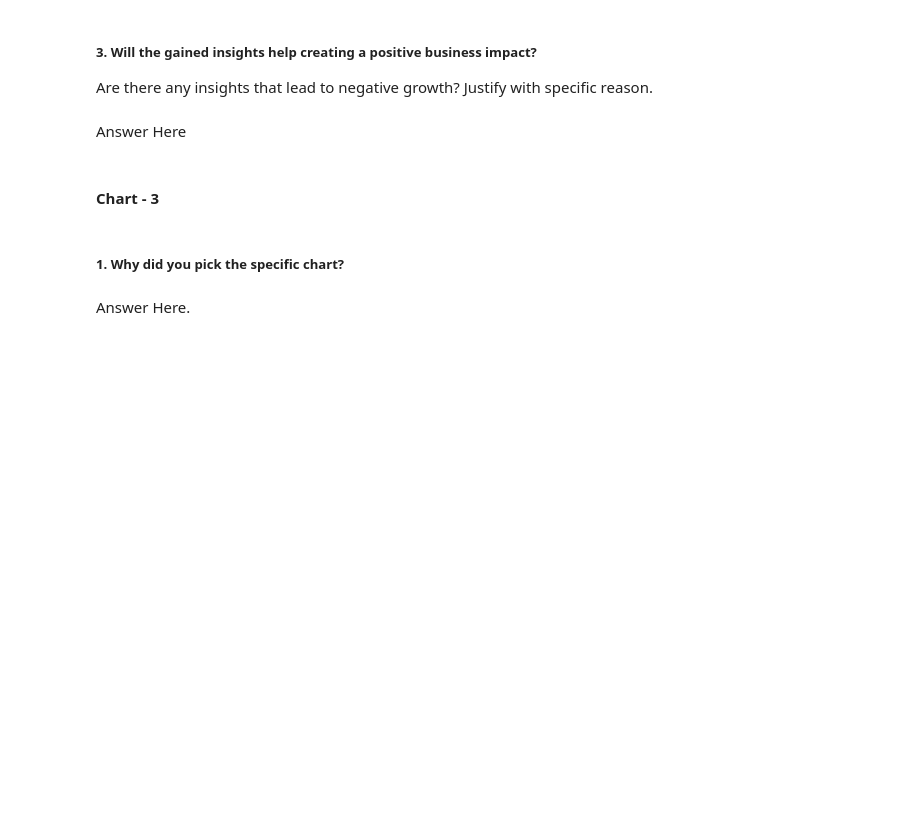
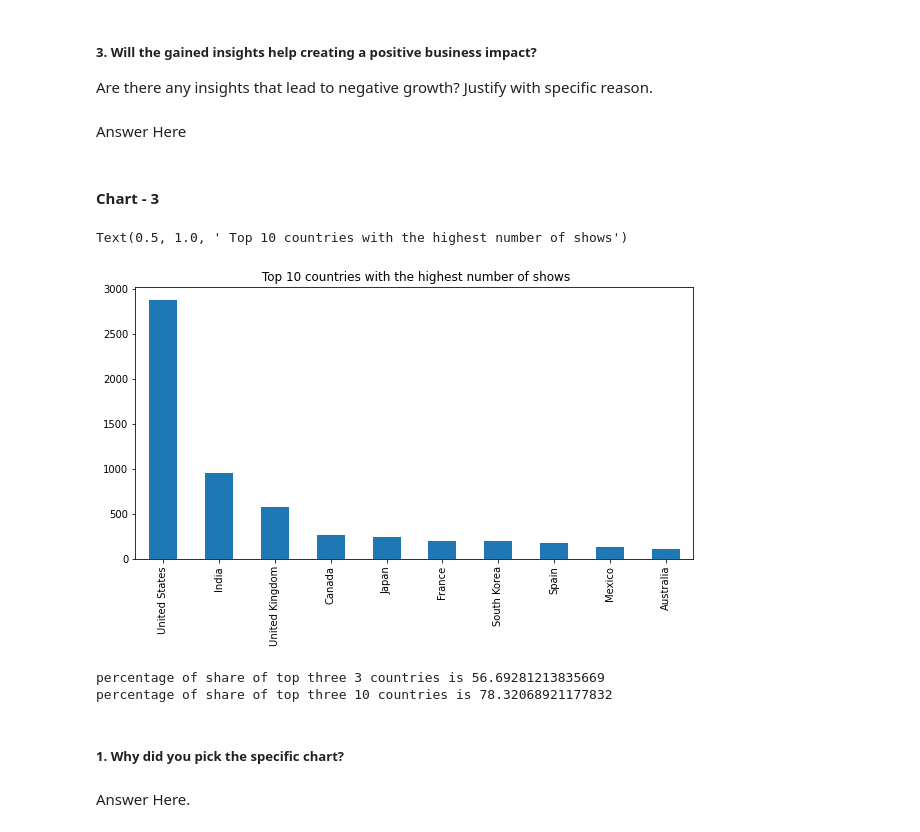
Before and after one commit to avigangarde/Netflix-Movies-and-TV-Shows-Clustering, a Jupyter notebook: Netflix_Movies_and_TV_Shows_Clustering_by_Avinash.ipynb, the cells around one changed output. Cells and saved outputs as stored; diff of their text form; code cells hidden in the pictures; blank space fills up the shorter version.

```diff
--- a/Netflix_Movies_and_TV_Shows_Clustering_by_Avinash.ipynb
+++ b/Netflix_Movies_and_TV_Shows_Clustering_by_Avinash.ipynb
@@ -364,3 +577,19 @@ Answer Here
+# %%
+# Chart - 3 visualization code
+# Top 10 countries with the highest number movies / TV shows in the dataset
+plt.figure(figsize=(10,5))
+df[~(df['country']=='Unknown')].country.value_counts().nlargest(10).plot(kind='bar')
+plt.title(' Top 10 countries with the highest number of shows')
+# %% [output]
+Text(0.5, 1.0, ' Top 10 countries with the highest number of shows')
+[figure, added]
+# %%
+# % share of movies / tv shows by top 3 countries
+print(f'percentage of share of top three 3 countries is {df.country.value_counts().nlargest(3).sum()/len(df)*100}')
+print(f'percentage of share of top three 10 countries is {df.country.value_counts().nlargest(10).sum()/len(df)*100}')
+# %% [output]
+percentage of share of top three 3 countries is 56.69281213835669
+percentage of share of top three 10 countries is 78.32068921177832
 # %% [markdown]
 ##### 1. Why did you pick the specific chart?
 # %% [markdown]
```
Also changed, not shown: parts of 71 cells of this notebook.
